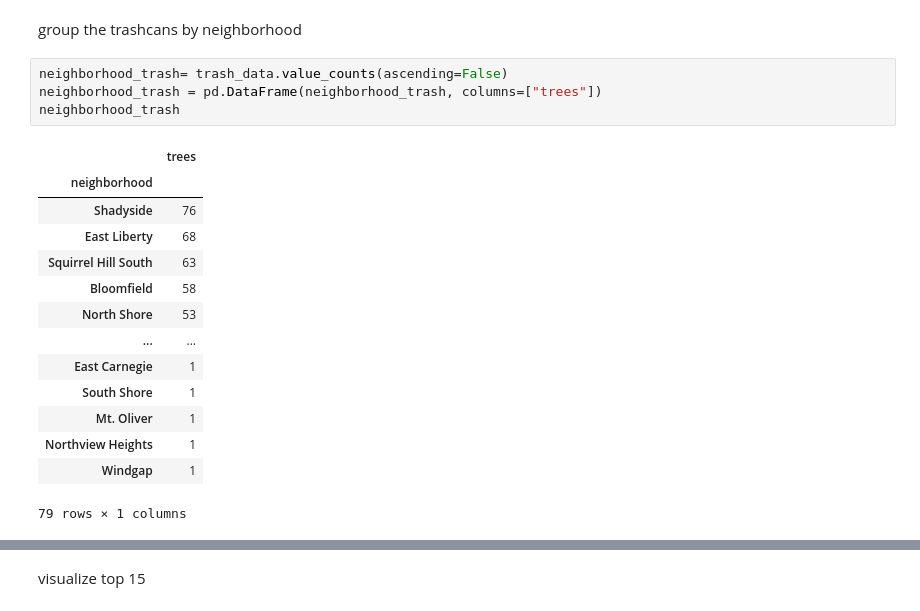
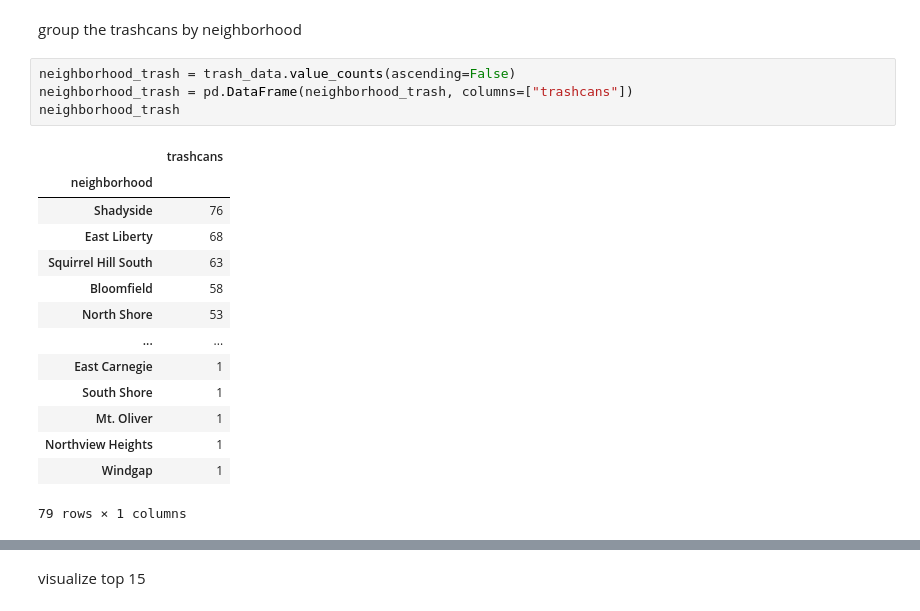
Before and after one commit to ALY48CS/Big-Ideas-Final-Project, a Jupyter notebook: ksl72-lab-1.ipynb, the cells around one changed output, grey strips where cells are left out. Cells and saved outputs as stored; diff of their text form.

```diff
--- a/ksl72-lab-1.ipynb
+++ b/ksl72-lab-1.ipynb
@@ -127,11 +149,11 @@ trash_data
 # %% [markdown]
 group the trashcans by neighborhood
 # %%
-neighborhood_trash= trash_data.value_counts(ascending=False)
-neighborhood_trash = pd.DataFrame(neighborhood_trash, columns=["trees"])
+neighborhood_trash = trash_data.value_counts(ascending=False)
+neighborhood_trash = pd.DataFrame(neighborhood_trash, columns=["trashcans"])
 neighborhood_trash
 # %% [output]
-|  | trees |
+|  | trashcans |
 | neighborhood |  |
 | Shadyside | 76 |
 | East Liberty | 68 |
```
Also changed, not shown: parts of 7 cells of this notebook.
